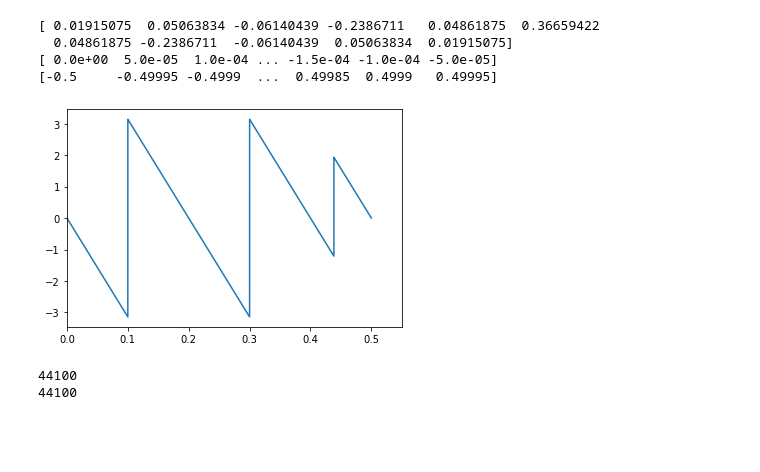
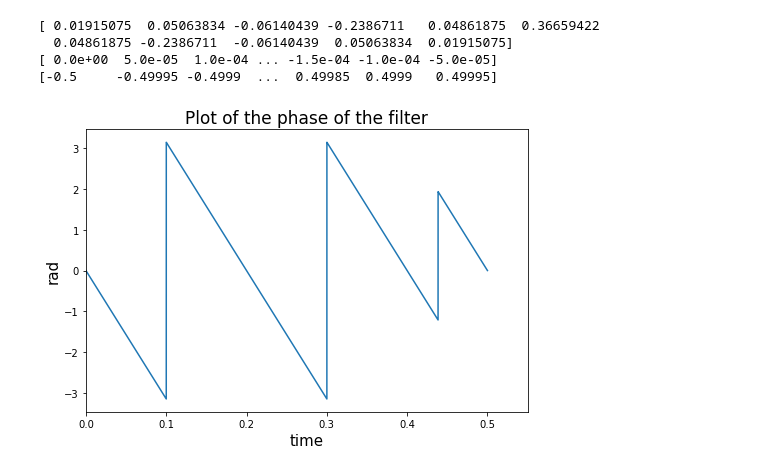
Before and after one commit to GiacomoFrn/MAPD_modA, a Jupyter notebook: python_part.ipynb, the cells around one changed output. Drawn from its saved outputs; the diff is of its cells as text; code cells hidden in the pictures; blank space fills up the shorter version.

Commit message:
graphs modified

```diff
--- a/python_part.ipynb
+++ b/python_part.ipynb
@@ -18,49 +18,44 @@ import math
 
 #FILTER DESIGN
 numtaps = 11
 f = [9500,10500]
 coeff = signal.firwin(numtaps, f, pass_zero ='bandpass',fs=44100)
 print(coeff)
 
 #FILTER FREQUENCY RESPONSE
 fft_coeff = fftpack.fft(coeff,20000)
 pow = np.abs(fft_coeff)      #amplitude response
-phase = np.angle(fft_coeff)
+phase = np.angle(fft_coeff)  #computing the phase
 freqs = fftpack.fftfreq(20000)
 print(freqs)
 idx = np.argsort(freqs)
 print(freqs[idx])
-plt.plot(freqs[idx], phase[idx])
-plt.xlim(left=0)
-plt.show()
+fig, ax = plt.subplots(nrows=1, ncols=1, figsize=(7,5))
+ax.plot(freqs[idx], phase[idx])
+ax.set_xlim(left=0)
+ax.set_xlabel('time', fontsize=15)
+ax.set_ylabel('rad', fontsize=15)
+ax.set_title('Plot of the phase of the filter', fontsize=17)
+fig.tight_layout()
 
 freq_sample_1, sig_audio_1 = wavfile.read("10kHz_44100Hz_16bit_05sec.wav")
 freq_sample_2, sig_audio_2 = wavfile.read("1kHz_44100Hz_16bit_05sec.wav")
 
-print(freq_sample_1)
-type(sig_audio_1)
+#print(freq_sample_1)
+#type(sig_audio_1)
 
-print(freq_sample_2)
-type(sig_audio_2)
+#print(freq_sample_2)
+#type(sig_audio_2)
 #playsound("WAV-MP3.wav")
 
 # Output the parameters: Signal Data Type, Sampling Frequency and Duration
 #print('\nShape of Signal:', sig_audio.shape)
 #print('Signal Datatype:', sig_audio.dtype)
 #print('Signal duration:', round(sig_audio.shape[0] / float(freq_sample), 2), 'seconds')
-
-# Normalize the Signal Value and Plot it on a graph
-pow_audio_signal_1 = sig_audio_1 / np.power(2, 15)
-pow_audio_signal_2 = sig_audio_2 / np.power(2, 15)
-#pow_audio_signal = pow_audio_signal [:100]
-#time_axis = 1000 * np.arange(0, len(pow_audio_signal), 1) / float(freq_sample) #in ms
-time_axis = np.arange(0, len(pow_audio_signal_1), 1) / float(freq_sample_1)
 # %% [output]
 [ 0.01915075  0.05063834 -0.06140439 -0.2386711   0.04861875  0.36659422
   0.04861875 -0.2386711  -0.06140439  0.05063834  0.01915075]
 [ 0.0e+00  5.0e-05  1.0e-04 ... -1.5e-04 -1.0e-04 -5.0e-05]
 [-0.5     -0.49995 -0.4999  ...  0.49985  0.4999   0.49995]
-[figure, old version]
+[figure, new version]
-44100
-44100
 # %%
```
Also changed, not shown: parts of 1 cell of this notebook.
